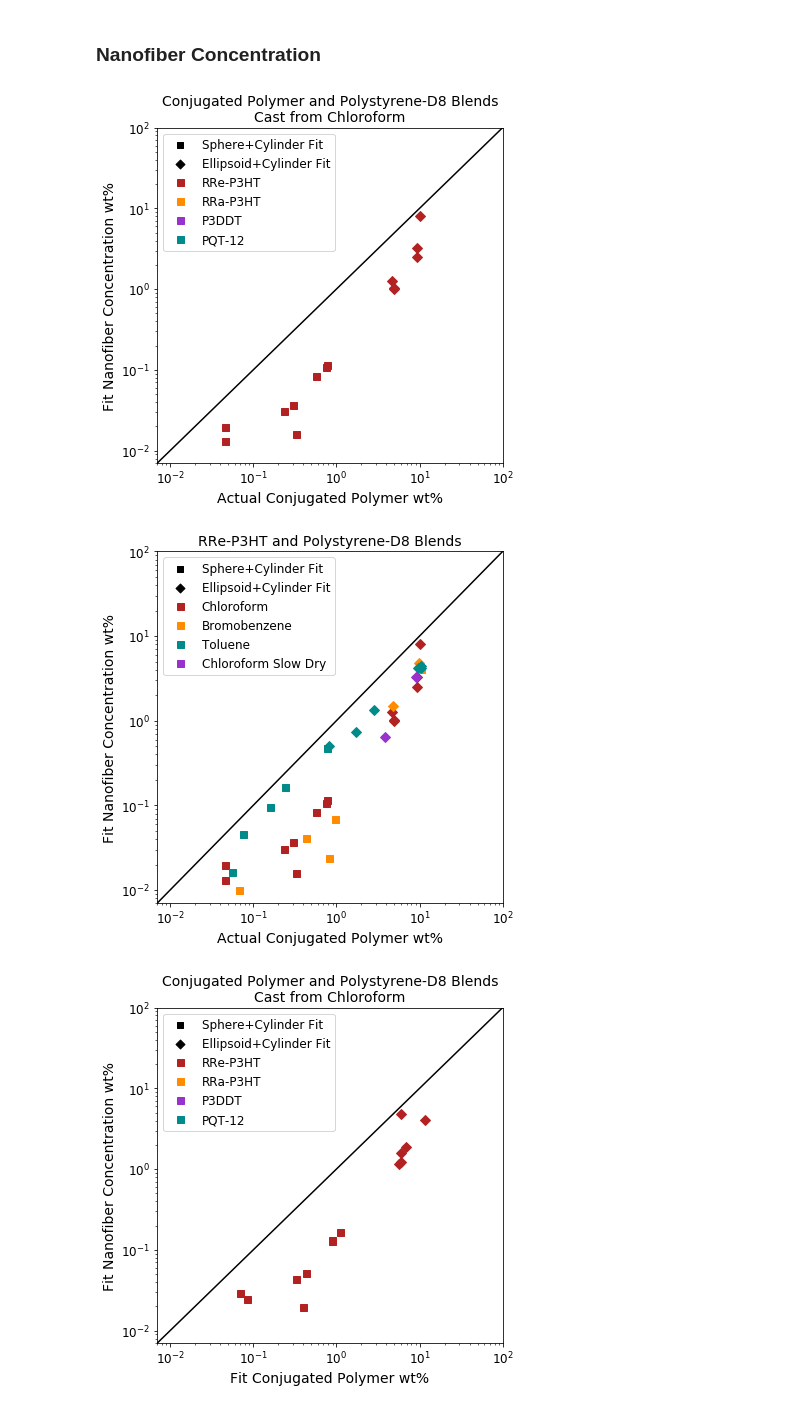
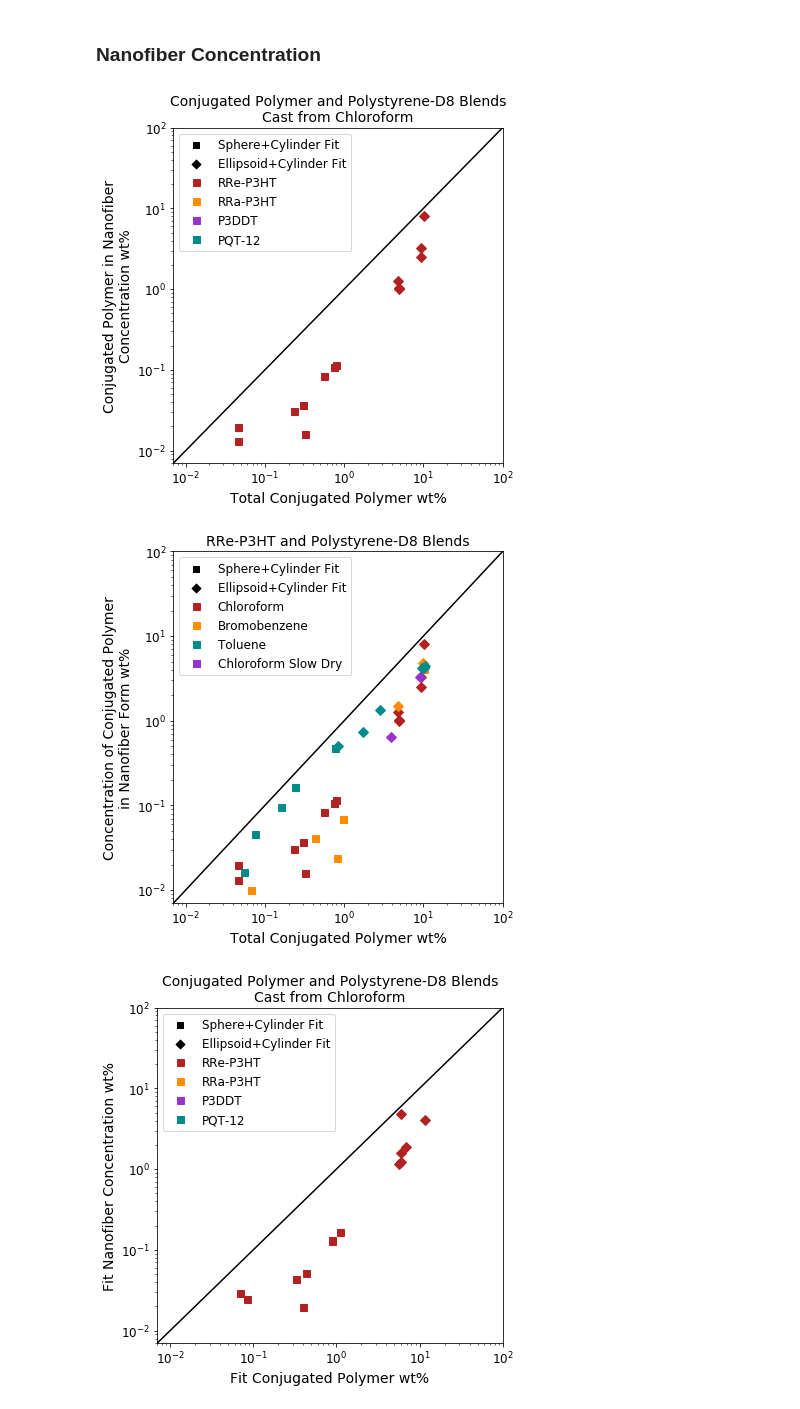
Before and after one commit to pozzo-research-group/c-wolf-blends-morphology, a Jupyter notebook: sans/Sample_Fitting/Plotting_Results_from_All_Fits.ipynb, the cells around one changed output. Saved outputs shown, nothing was run; the diff lists cells and outputs as text; code cells hidden in the pictures.

Commit message:
updated some plots for the manuscript

```diff
--- a/sans/Sample_Fitting/Plotting_Results_from_All_Fits.ipynb
+++ b/sans/Sample_Fitting/Plotting_Results_from_All_Fits.ipynb
@@ -152,7 +152,7 @@ for file in porod_files:
 # %% [markdown]
 Loading fit parameters from the results directory.
 # %%
-results_direct = '../data/sans/Sample_Fitting/fitting_results/ps_sphere/'
+results_direct = '../../data/sans/Sample_Fitting/fitting_results/ps_sphere/'
 fit_keys = []
 # fit_ps_porod_exp = {}
 # fit_ps_rg = {}
@@ -191,7 +191,7 @@ for file in [file for file in os.listdir(results_direct) if '.json' in file]:
             ci95 = value['p95']
             fit_sphere_scale[key] = (best, ci95)
 # %%
-results_direct = '../data/sans/Sample_Fitting/fitting_results/ps_ellipsoid_match/'
+results_direct = '../../data/sans/Sample_Fitting/fitting_results/ps_ellipsoid/'
 
 fit_ellipsoid_polar_radius = {}
 fit_ellipsoid_equatorial_radius = {}
@@ -215,7 +215,7 @@ for file in [file for file in os.listdir(results_direct) if '.json' in file]:
             ci95 = value['p95']
             fit_ellipsoid_scale[key] = (best, ci95)
 # %%
-results_direct = '../data/sans/Sample_Fitting/fitting_results/ps_sphere_cylinder_lm/'
+results_direct = '../../data/sans/Sample_Fitting/fitting_results/ps_sphere_cylinder_lm/'
 
 fit_sphcyl_sphere_radius = {}
 fit_sphcyl_cylinder_radius = {}
@@ -242,7 +242,7 @@ for file in [file for file in os.listdir(results_direct) if '.csv' in file]:
         elif 'length' in label:
             fit_sphcyl_cylinder_length[key] = (x,dx)
 # %%
-results_direct = '../data/sans/Sample_Fitting/fitting_results/ps_ellipsoid_cylinder_lm/'
+results_direct = '../../data/sans/Sample_Fitting/fitting_results/ps_ellipsoid_cylinder_lm/'
 
 fit_ellcyl_polar_radius = {}
 fit_ellcyl_equatorial_radius = {}
@@ -786,11 +847,11 @@ plt.scatter([1e-3],[1e-3],color='black', marker='D', s=40, label='Ellipsoid+Cyli
 
 plt.xscale('log')
 plt.xlim(0.007,100)
-plt.xlabel('Actual Conjugated Polymer wt%', fontsize=14)
+plt.xlabel('Total Conjugated Polymer wt%', fontsize=14)
 plt.xticks(fontsize=12)
 
 plt.yscale('log')
-plt.ylabel('Fit Nanofiber Concentration wt%', fontsize=14)
+plt.ylabel('Conjugated Polymer in Nanofiber\nConcentration wt%', fontsize=14)
 plt.yticks(fontsize=12)
 plt.ylim(0.007,100)
 
@@ -799,41 +860,41 @@ plt.title('Conjugated Polymer and Polystyrene-D8 Blends\nCast from Chloroform',f
 plt.legend(fontsize=12,loc='upper left')
 
 plt.tight_layout()
-plt.savefig('../data/sans/Sample_Fitting/fitting_figures/scale_plots/CF_NFconc_UVVisScales.png', dpi=300)
+plt.savefig('../../data/sans/Sample_Fitting/fitting_figures/scale_plots/CF_NFconc_UVVisScales.png', dpi=300)
 # %% [output]
-[figure, old version]
+[figure, new version]
 # %%
 plt.figure(figsize=(6,6))
 
 
 plot_nf_concentration(rre_cf_sphcyl, rre_cf_ellcyl, 'Chloroform', 'firebrick', fit_scale=False)
 plot_nf_concentration(rre_bb_sphcyl, rre_bb_ellcyl, 'Bromobenzene', 'darkorange', fit_scale=False)
 plot_nf_concentration(rre_tol_sphcyl, rre_tol_ellcyl, 'Toluene', 'darkcyan', fit_scale=False)
 plot_nf_concentration(rre_cf_slow_sphcyl, rre_cf_slow_ellcyl, 'Chloroform Slow Dry', 'darkorchid', fit_scale=False)
 
 
 plt.plot([1e-3,1e5],[1e-3,1e5],color='black')
 plt.scatter([1e-3],[1e-3],color='black', marker='s', s=40, label='Sphere+Cylinder Fit')
 plt.scatter([1e-3],[1e-3],color='black', marker='D', s=40, label='Ellipsoid+Cylinder Fit')
 
 plt.xscale('log')
 plt.xlim(0.007,100)
-plt.xlabel('Actual Conjugated Polymer wt%', fontsize=14)
+plt.xlabel('Total Conjugated Polymer wt%', fontsize=14)
 plt.xticks(fontsize=12)
 
 plt.yscale('log')
-plt.ylabel('Fit Nanofiber Concentration wt%', fontsize=14)
+plt.ylabel('Concentration of Conjugated Polymer\nin Nanofiber Form wt%', fontsize=14)
 plt.yticks(fontsize=12)
 plt.ylim(0.007,100)
 
 plt.title('RRe-P3HT and Polystyrene-D8 Blends',fontsize=14)
 
 plt.legend(fontsize=12,loc='upper left')
 
 plt.tight_layout()
-plt.savefig('../data/sans/Sample_Fitting/fitting_figures/scale_plots/RReP3HT_NFconc_UVVisScales.png', dpi=300)
+plt.savefig('../../data/sans/Sample_Fitting/fitting_figures/scale_plots/RReP3HT_NFconc_UVVisScales.png', dpi=300)
 # %% [output]
-[figure, old version]
+[figure, new version]
 # %%
 plt.figure(figsize=(6,6))
 
```
Also changed, not shown: parts of 13 cells of this notebook.
